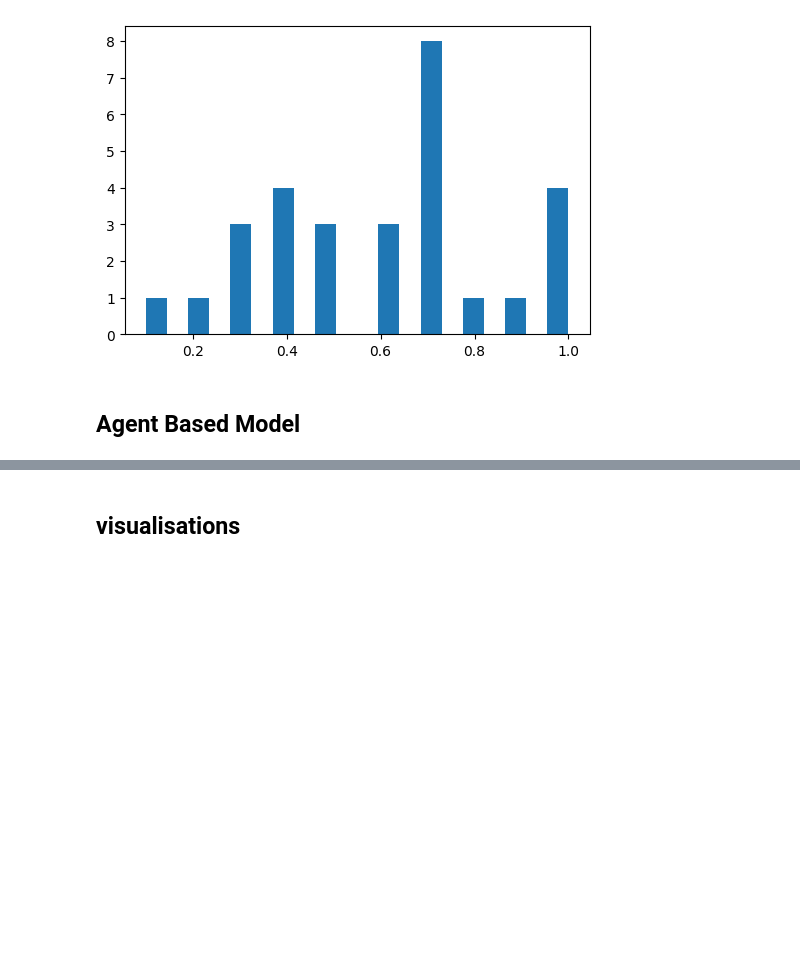
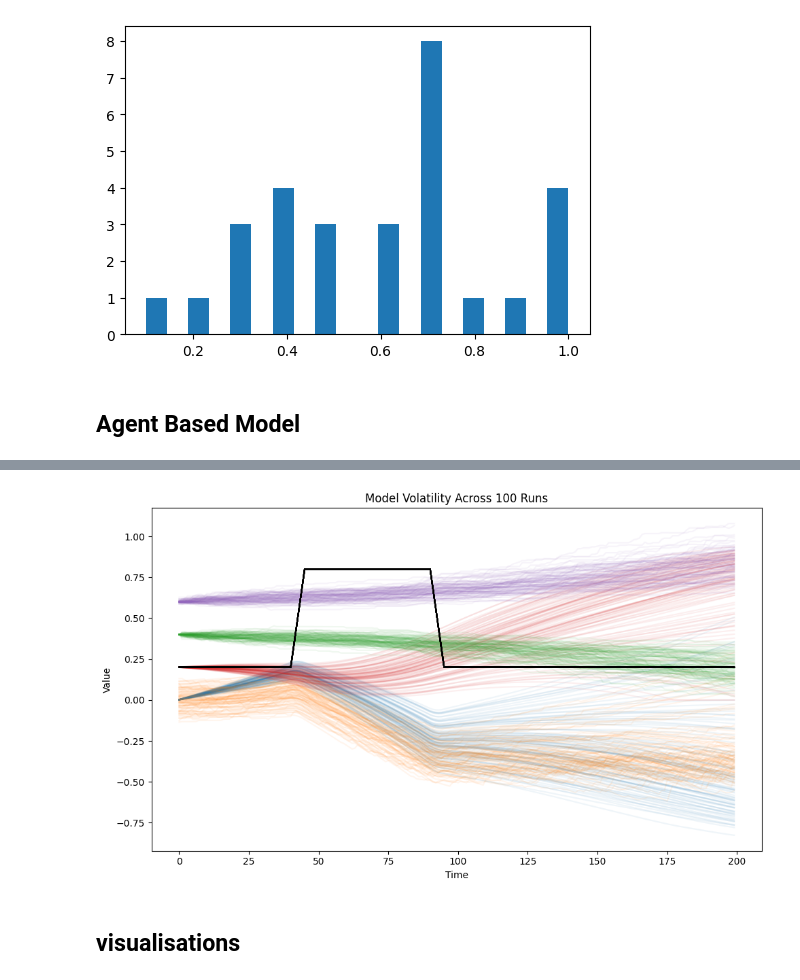
Before and after one commit to timo-damm/resilience_ABM, a Jupyter notebook: repression_ABM.ipynb, the cells around one changed output, grey strips where cells are left out. Cells and saved outputs as stored; diff of their text form; code cells hidden in the pictures; blank space fills up the shorter version.

Commit message:
volatility analysis dirty

```diff
--- a/repression_ABM.ipynb
+++ b/repression_ABM.ipynb
@@ -447,3 +515,34 @@ print(G.graph["causes_of_burnout"])
+# %%
+plt.figure(figsize=(10, 6))
+
+alpha_val = 0.07  # same opacity for everything
+
+# Group resilience
+plt.plot(all_group_res.T, alpha=alpha_val, color="tab:blue")
+
+# Mean individual resilience
+plt.plot(all_mean_indiv_res.T, alpha=alpha_val, color="tab:orange")
+
+# Burnout
+plt.plot(all_burnout.T, alpha=alpha_val, color="tab:red")
+
+# Internal social support
+plt.plot(all_internal_support.T, alpha=alpha_val, color="tab:green")
+
+# External social support
+plt.plot(all_external_support.T, alpha=alpha_val, color="tab:purple")
+
+# repression
+plt.plot(all_repression.T, alpha=alpha_val, color="black")
+
+plt.xlabel("Time")
+plt.ylabel("Value")
+plt.title("Model Volatility Across 100 Runs")
+
+plt.tight_layout()
+plt.show()
+# %% [output]
+[figure, added]
 # %% [markdown]
 ## visualisations
 # %%
```
Also changed, not shown: parts of 12 cells of this notebook.
